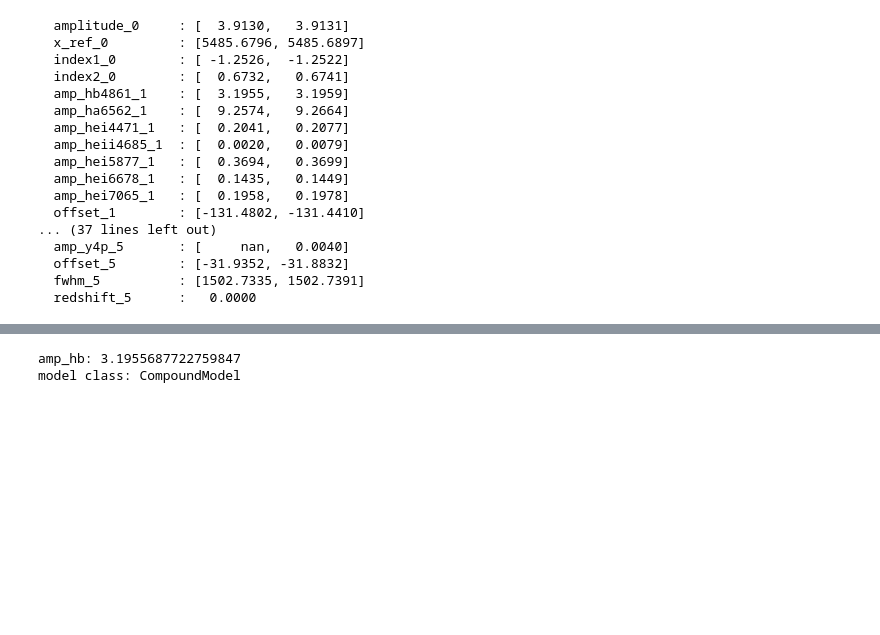
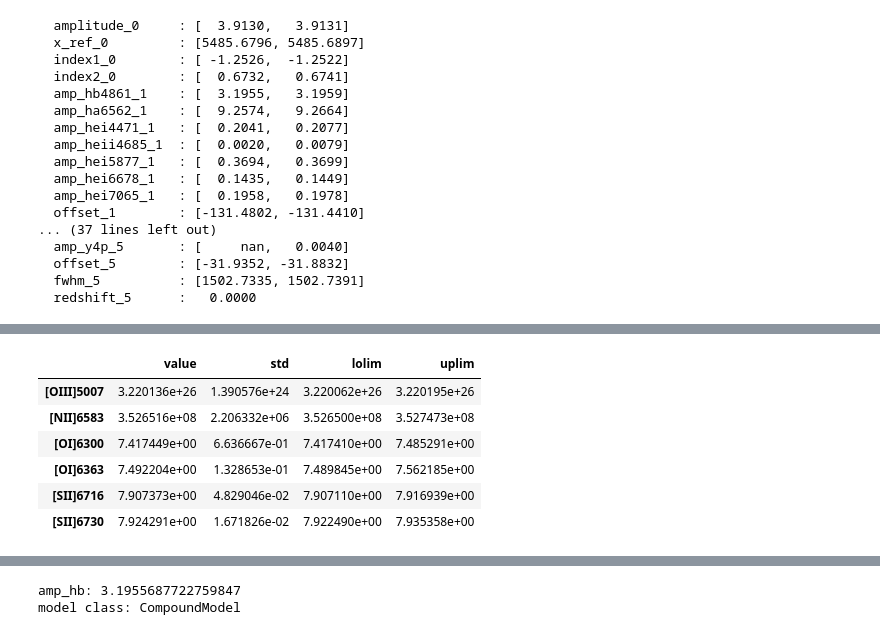
Before and after one commit to pier-astro/prism-spec, a Jupyter notebook: examples/Model Single Spectrum.ipynb, the cells around one changed output, grey strips where cells are left out. Saved outputs shown, nothing was run; the diff lists cells and outputs as text; code cells hidden in the pictures; blank space fills up the shorter version.

```diff
--- a/examples/Model Single Spectrum.ipynb
+++ b/examples/Model Single Spectrum.ipynb
@@ -281,0 +309,13 @@ for name in fitted_model.param_names:
+# %%
+nlr.eqw() # Compute the Equivalent Width of the line. By default it uses the local continuum, but you can also specify a different continuum model if you want.
+
+# Access the computed EW
+nlr.ew
+# %% [output]
+|  | value | std | lolim | uplim |
+| [OIII]5007 | 3.220136e+26 | 1.390576e+24 | 3.220062e+26 | 3.220195e+26 |
+| [NII]6583 | 3.526516e+08 | 2.206332e+06 | 3.526500e+08 | 3.527473e+08 |
+| [OI]6300 | 7.417449e+00 | 6.636667e-01 | 7.417410e+00 | 7.485291e+00 |
+| [OI]6363 | 7.492204e+00 | 1.328653e-01 | 7.489845e+00 | 7.562185e+00 |
+| [SII]6716 | 7.907373e+00 | 4.829046e-02 | 7.907110e+00 | 7.916939e+00 |
+| [SII]6730 | 7.924291e+00 | 1.671826e-02 | 7.922490e+00 | 7.935358e+00 |
```
Also changed, not shown: parts of 6 cells of this notebook, 4 other files.
